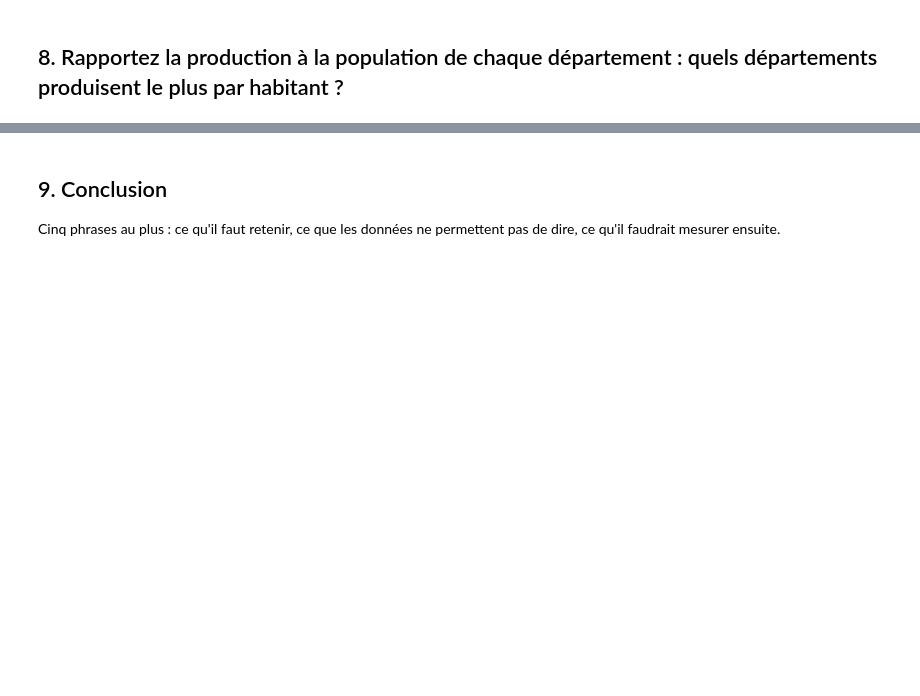
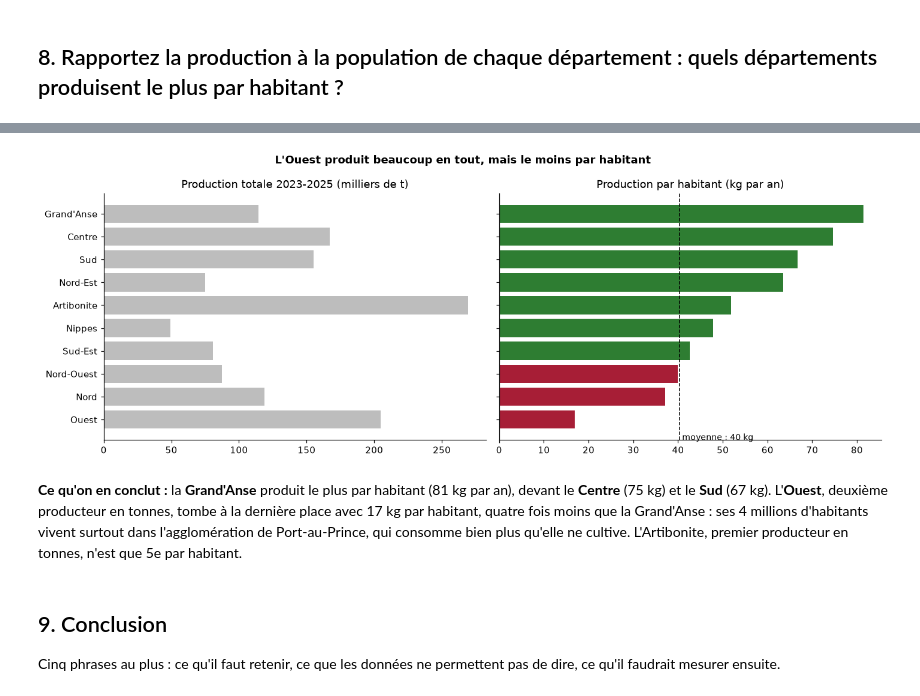
Before and after one commit to josilwilensky8-rgb/projet-data-recoltes, a Jupyter notebook: exploration.ipynb, the cells around one changed output, grey strips where cells are left out. Saved outputs shown, nothing was run; the diff lists cells and outputs as text; code cells hidden in the pictures; blank space fills up the shorter version.

Commit message:
question 5, production par habitant

```diff
--- a/exploration.ipynb
+++ b/exploration.ipynb
@@ -535,0 +536,11 @@ comparaison.round(1)
+# %%
+nb_annees = complet["annee"].nunique()
+par_departement = complet.groupby("departement").agg(
+    production_t=("production_t", "sum"),
+    valeur_htg=("valeur_htg", "sum"),
+    population=("population", "first"),
+)
+par_departement["kg_par_habitant_an"] = (par_departement["production_t"] * 1000 / par_departement["population"] / nb_annees).round(1)
+par_departement["htg_par_habitant_an"] = (par_departement["valeur_htg"] / par_departement["population"] / nb_annees).round(0)
+par_departement = par_departement.sort_values("kg_par_habitant_an", ascending=False)
+par_departement.drop(columns="valeur_htg")
@@ -536,3 +560,24 @@ comparaison.round(1)
+# %%
+fig, (gauche, droite) = plt.subplots(1, 2, figsize=(13, 4.8), sharey=True)
+ordre = par_departement.sort_values("kg_par_habitant_an")
+moyenne = complet["production_t"].sum() * 1000 / par_departement["population"].sum() / nb_annees
+
+gauche.barh(ordre.index, ordre["production_t"] / 1000, color="#BDBDBD")
+gauche.set_title("Production totale 2023-2025 (milliers de t)")
+
+couleurs = ["#2E7D32" if v > moyenne else "#A71E36" for v in ordre["kg_par_habitant_an"]]
+droite.barh(ordre.index, ordre["kg_par_habitant_an"], color=couleurs)
+droite.axvline(moyenne, color="black", linestyle="--", linewidth=1)
+droite.text(moyenne, -0.9, f" moyenne : {moyenne:.0f} kg", fontsize=9)
+droite.set_title("Production par habitant (kg par an)")
+
+fig.suptitle("L'Ouest produit beaucoup en tout, mais le moins par habitant", fontweight="bold")
+fig.tight_layout()
+plt.show()
+# %% [output]
+[figure, added]
+# %% [markdown]
+**Ce qu'on en conclut :** la **Grand'Anse** produit le plus par habitant (81 kg par an), devant le **Centre** (75 kg) et le **Sud** (67 kg). L'**Ouest**, deuxième producteur en tonnes, tombe à la dernière place avec 17 kg par habitant, quatre fois moins que la Grand'Anse : ses 4 millions d'habitants vivent surtout dans l'agglomération de Port-au-Prince, qui consomme bien plus qu'elle ne cultive. L'Artibonite, premier producteur en tonnes, n'est que 5e par habitant.
 # %% [markdown]
 ## 9. Conclusion
 
```
Also changed, not shown: parts of 3 cells of this notebook.
